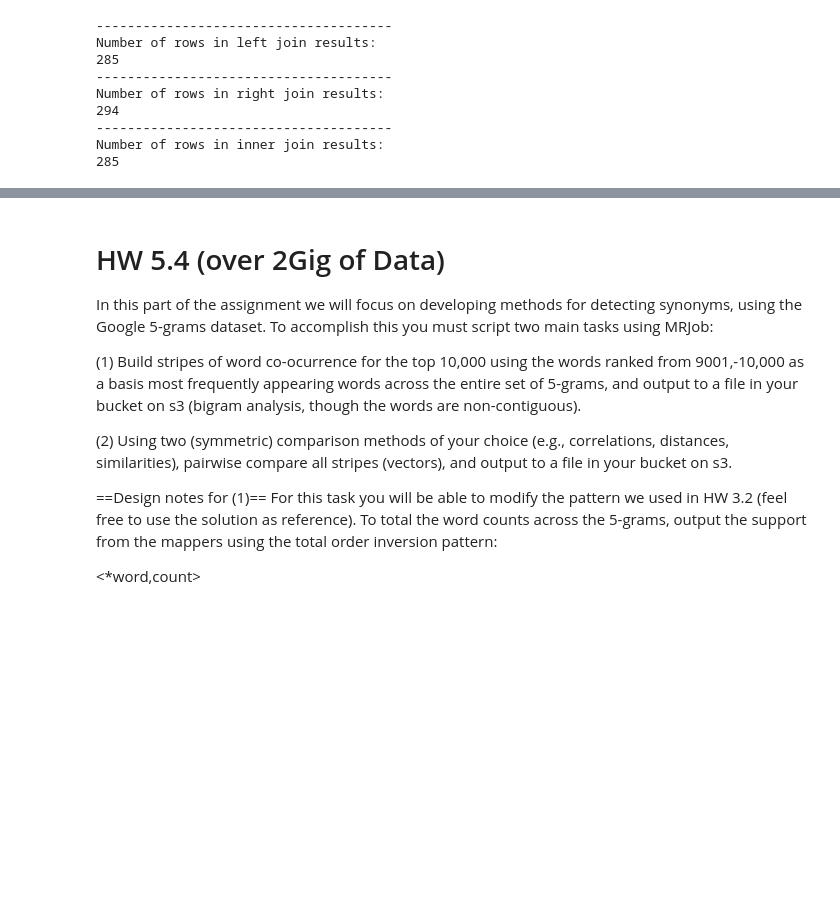
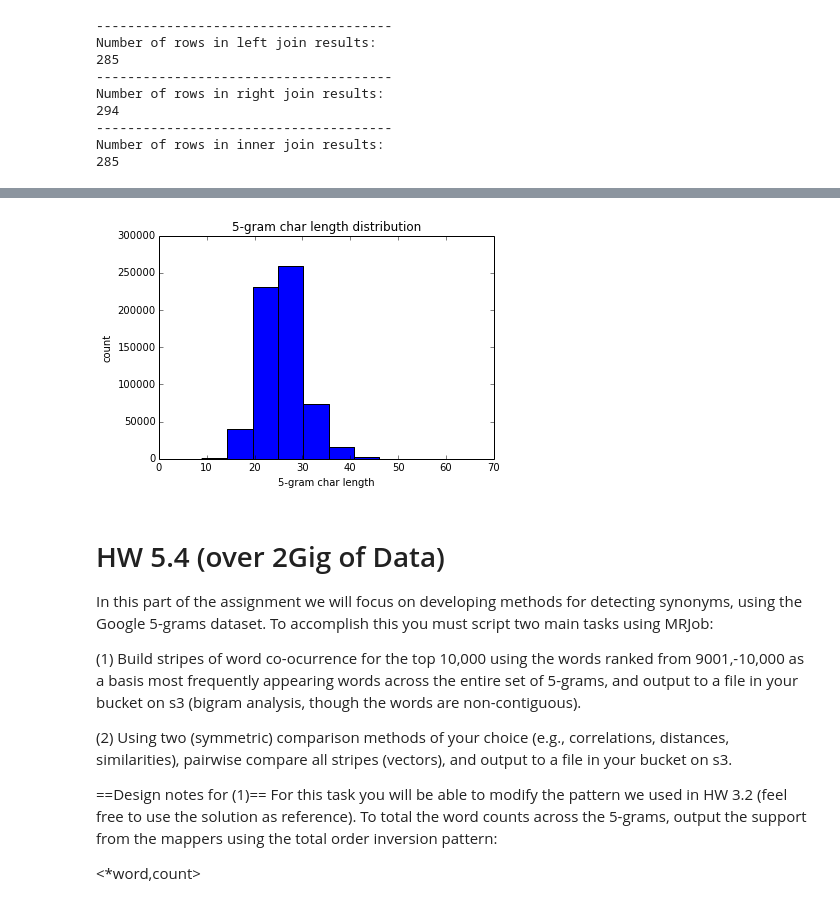
Before and after one commit to venamax/MIDS-W261, a Jupyter notebook: MIDS-W261-2016_HWK-Week06-Team5.ipynb, the cells around one changed output, grey strips where cells are left out. Saved outputs shown, nothing was run; the diff lists cells and outputs as text; code cells hidden in the pictures; blank space fills up the shorter version.

```diff
--- a/MIDS-W261-2016_HWK-Week06-Team5.ipynb
+++ b/MIDS-W261-2016_HWK-Week06-Team5.ipynb
@@ -374,3 +625,16 @@ OPTIONAL Question:
+# %%
+%matplotlib inline
+import matplotlib.pyplot as plt
+from matplotlib.ticker import MultipleLocator
+# make the char-length distribution histogram
+
+plt.hist([int(l.strip()) for l in open('char_length_hist_data.txt', 'r')])
+plt.title("5-gram char length distribution")
+plt.xlabel("5-gram char length")
+plt.ylabel("count")
+plt.show()
+# %% [output]
+[figure, added]
 # %% [markdown]
 # HW 5.4  (over 2Gig of Data)
 In this part of the assignment we will focus on developing methods
```
Also changed, not shown: parts of 12 cells of this notebook.
